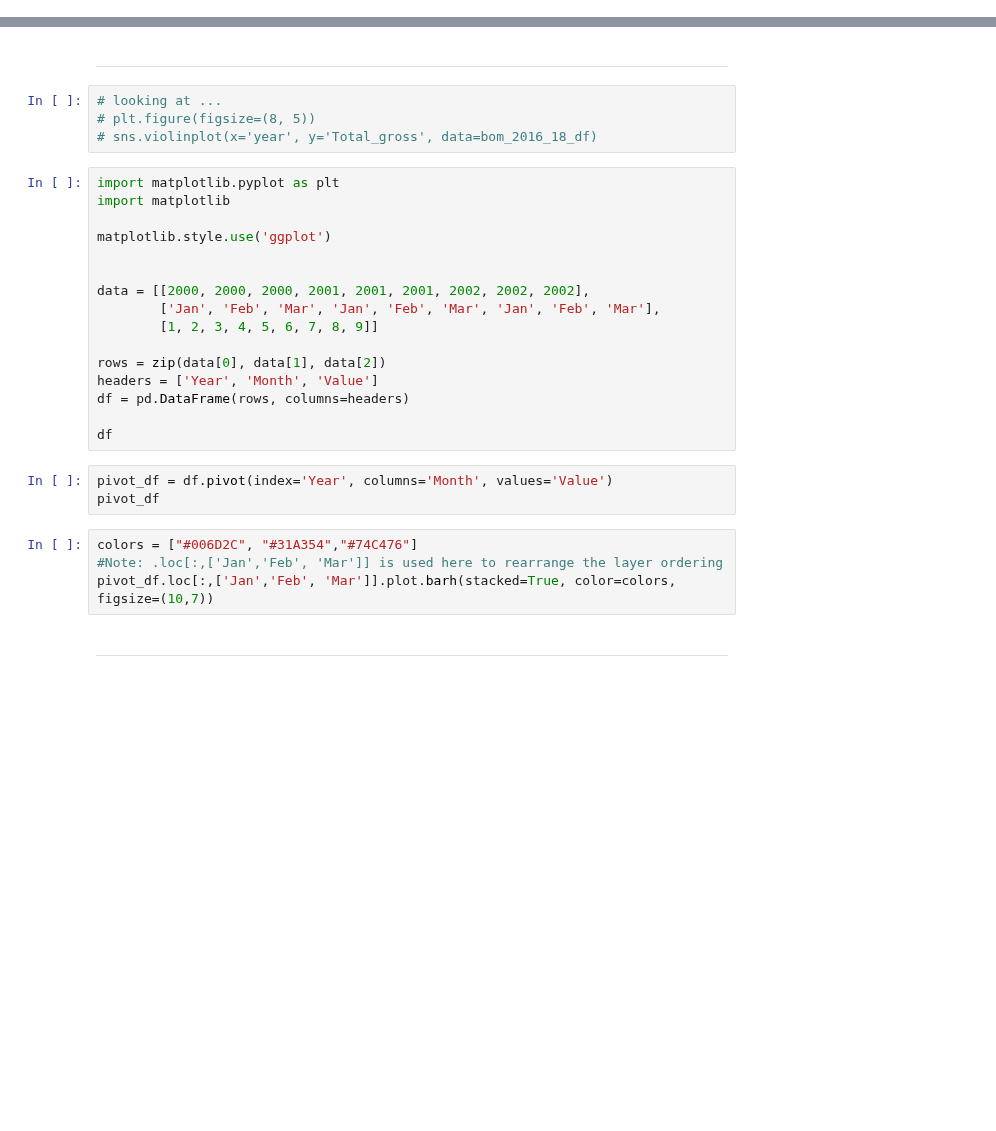
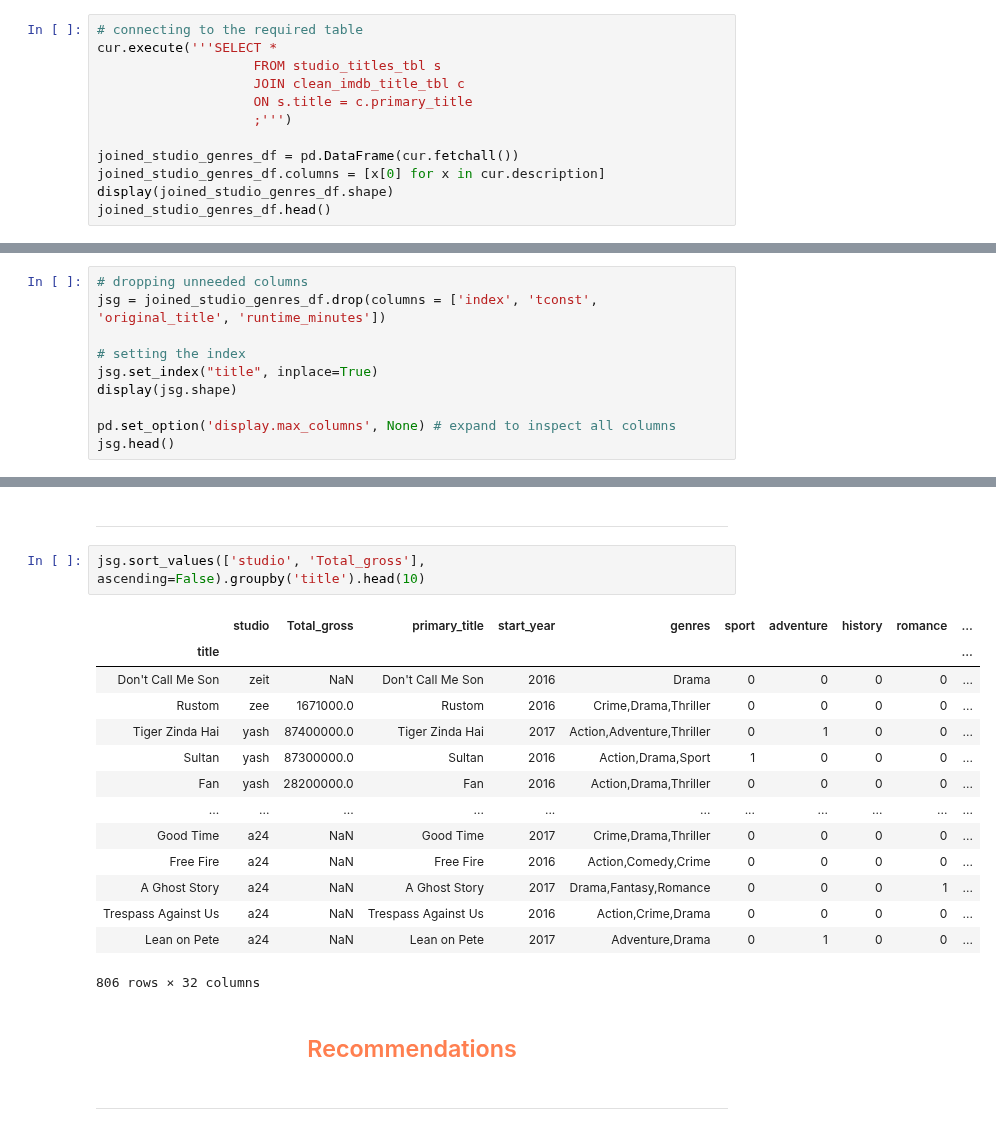
Before and after one commit to jammy-bot/dsc-mod-1-project-v2-1-online-ds-ft-120919, a Jupyter notebook: movies-q3.ipynb, the cells around one changed output, grey strips where cells are left out. Cells and saved outputs as stored; diff of their text form; blank space fills up the shorter version.

```diff
--- a/movies-q3.ipynb
+++ b/movies-q3.ipynb
@@ -124,0 +191,12 @@ for cols in clean_imdb_title_df.columns():
+# %%
+# connecting to the required table
+cur.execute('''SELECT *
+                    FROM studio_titles_tbl s
+                    JOIN clean_imdb_title_tbl c
+                    ON s.title = c.primary_title
+                    ;''')
+
+joined_studio_genres_df = pd.DataFrame(cur.fetchall())
+joined_studio_genres_df.columns = [x[0] for x in cur.description]
+display(joined_studio_genres_df.shape)
+joined_studio_genres_df.head()
@@ -124,0 +213,10 @@ for cols in clean_imdb_title_df.columns():
+# %%
+# dropping unneeded columns
+jsg = joined_studio_genres_df.drop(columns = ['index', 'tconst', 'original_title', 'runtime_minutes'])
+
+# setting the index
+jsg.set_index("title", inplace=True)
+display(jsg.shape)
+
+pd.set_option('display.max_columns', None) # expand to inspect all columns
+jsg.head()
@@ -129,31 +352,23 @@ for cols in clean_imdb_title_df.columns():
 # %% [markdown]
 ***
-# %%
-# looking at ...
-# plt.figure(figsize=(8, 5))
-# sns.violinplot(x='year', y='Total_gross', data=bom_2016_18_df)
-# %%
-import matplotlib.pyplot as plt
-import matplotlib
-
-matplotlib.style.use('ggplot')
-
-
-data = [[2000, 2000, 2000, 2001, 2001, 2001, 2002, 2002, 2002],
-        ['Jan', 'Feb', 'Mar', 'Jan', 'Feb', 'Mar', 'Jan', 'Feb', 'Mar'],
-        [1, 2, 3, 4, 5, 6, 7, 8, 9]]
-
-rows = zip(data[0], data[1], data[2])
-headers = ['Year', 'Month', 'Value']
-df = pd.DataFrame(rows, columns=headers)
-
-df
-# %%
-pivot_df = df.pivot(index='Year', columns='Month', values='Value')
-pivot_df
-# %%
-colors = ["#006D2C", "#31A354","#74C476"]
-#Note: .loc[:,['Jan','Feb', 'Mar']] is used here to rearrange the layer ordering
-pivot_df.loc[:,['Jan','Feb', 'Mar']].plot.barh(stacked=True, color=colors, figsize=(10,7))
+# %%
+jsg.sort_values(['studio', 'Total_gross'], ascending=False).groupby('title').head(10)
+# %% [output]
+|  | studio | Total_gross | primary_title | start_year | genres | sport | adventure | history | romance | ... |
+| title |  |  |  |  |  |  |  |  |  | ... |
+| Don't Call Me Son | zeit | NaN | Don't Call Me Son | 2016 | Drama | 0 | 0 | 0 | 0 | ... |
+| Rustom | zee | 1671000.0 | Rustom | 2016 | Crime,Drama,Thriller | 0 | 0 | 0 | 0 | ... |
+| Tiger Zinda Hai | yash | 87400000.0 | Tiger Zinda Hai | 2017 | Action,Adventure,Thriller | 0 | 1 | 0 | 0 | ... |
+| Sultan | yash | 87300000.0 | Sultan | 2016 | Action,Drama,Sport | 1 | 0 | 0 | 0 | ... |
+| Fan | yash | 28200000.0 | Fan | 2016 | Action,Drama,Thriller | 0 | 0 | 0 | 0 | ... |
+| ... | ... | ... | ... | ... | ... | ... | ... | ... | ... | ... |
+| Good Time | a24 | NaN | Good Time | 2017 | Crime,Drama,Thriller | 0 | 0 | 0 | 0 | ... |
+| Free Fire | a24 | NaN | Free Fire | 2016 | Action,Comedy,Crime | 0 | 0 | 0 | 0 | ... |
+| A Ghost Story | a24 | NaN | A Ghost Story | 2017 | Drama,Fantasy,Romance | 0 | 0 | 0 | 1 | ... |
+| Trespass Against Us | a24 | NaN | Trespass Against Us | 2016 | Action,Crime,Drama | 0 | 0 | 0 | 0 | ... |
+| Lean on Pete | a24 | NaN | Lean on Pete | 2017 | Adventure,Drama | 0 | 1 | 0 | 0 | ... |
+806 rows × 32 columns
+# %% [markdown]
+<h2 align='center'><font color='Coral'>Recommendations</font></h2>
 # %% [markdown]
 ***
```
Also changed, not shown: parts of 40 cells of this notebook, 3 other files.
